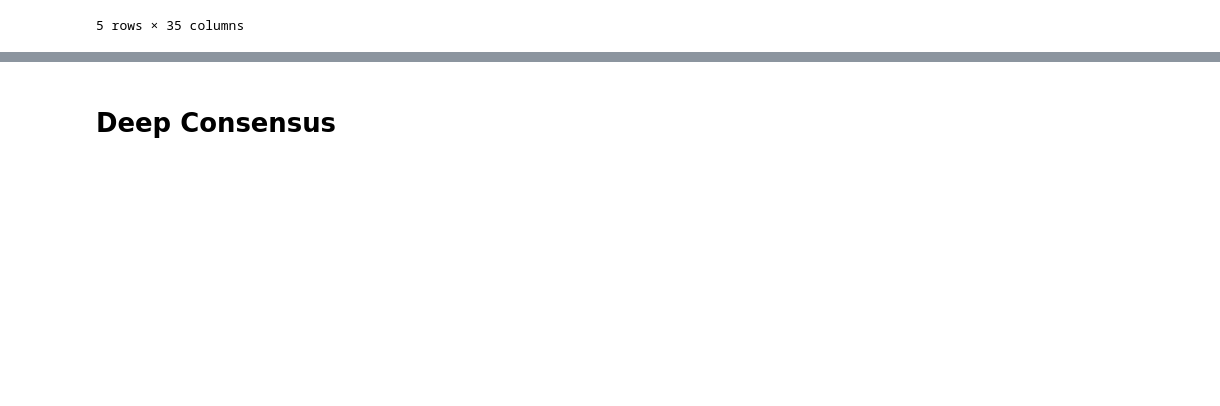
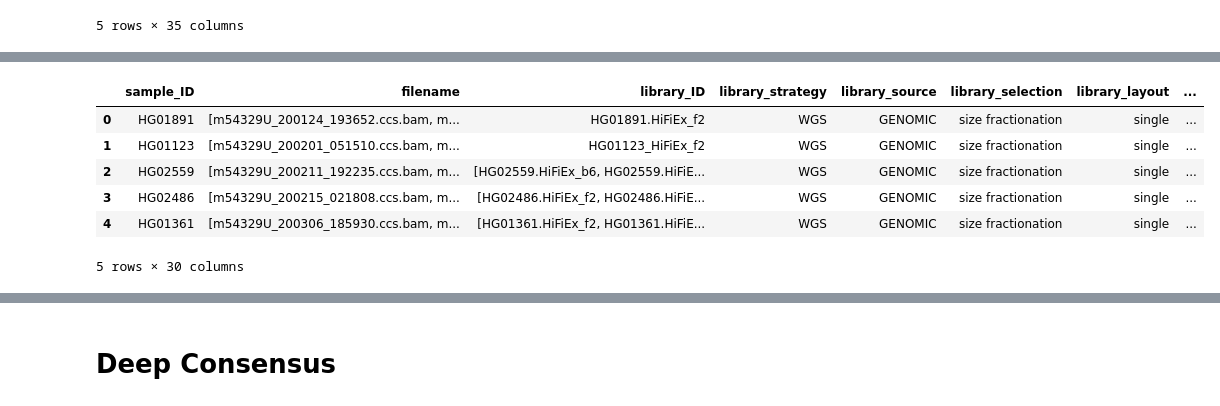
Before and after one commit to human-pangenomics/HPRC_metadata, a Jupyter notebook: hprc-sample-merge.ipynb, the cells around one changed output, grey strips where cells are left out. Cells and saved outputs as stored; diff of their text form; code cells hidden in the pictures; blank space fills up the shorter version.

```diff
--- a/hprc-sample-merge.ipynb
+++ b/hprc-sample-merge.ipynb
@@ -191,0 +246,10 @@ hifi_sample_df.to_csv('hprc_metadata_sample_aggregate_HiFi.tsv', sep='\t')
+# %%
+hifi_sample_df.head()
+# %% [output]
+|  | sample_ID | filename | library_ID | library_strategy | library_source | library_selection | library_layout | ... |
+| 0 | HG01891 | [m54329U_200124_193652.ccs.bam, m... | HG01891.HiFiEx_f2 | WGS | GENOMIC | size fractionation | single | ... |
+| 1 | HG01123 | [m54329U_200201_051510.ccs.bam, m... | HG01123_HiFiEx_f2 | WGS | GENOMIC | size fractionation | single | ... |
+| 2 | HG02559 | [m54329U_200211_192235.ccs.bam, m... | [HG02559.HiFiEx_b6, HG02559.HiFiE... | WGS | GENOMIC | size fractionation | single | ... |
+| 3 | HG02486 | [m54329U_200215_021808.ccs.bam, m... | [HG02486.HiFiEx_f2, HG02486.HiFiE... | WGS | GENOMIC | size fractionation | single | ... |
+| 4 | HG01361 | [m54329U_200306_185930.ccs.bam, m... | [HG01361.HiFiEx_f2, HG01361.HiFiE... | WGS | GENOMIC | size fractionation | single | ... |
+5 rows × 30 columns
```
Also changed, not shown: parts of 23 cells of this notebook.
